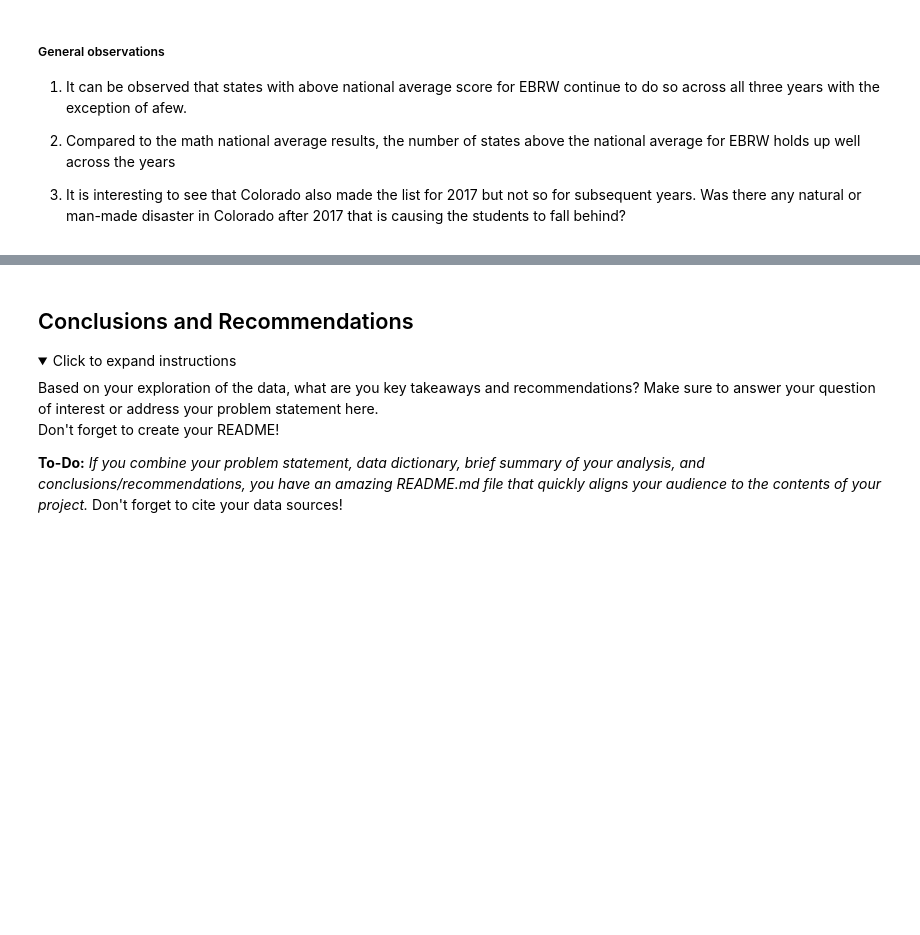
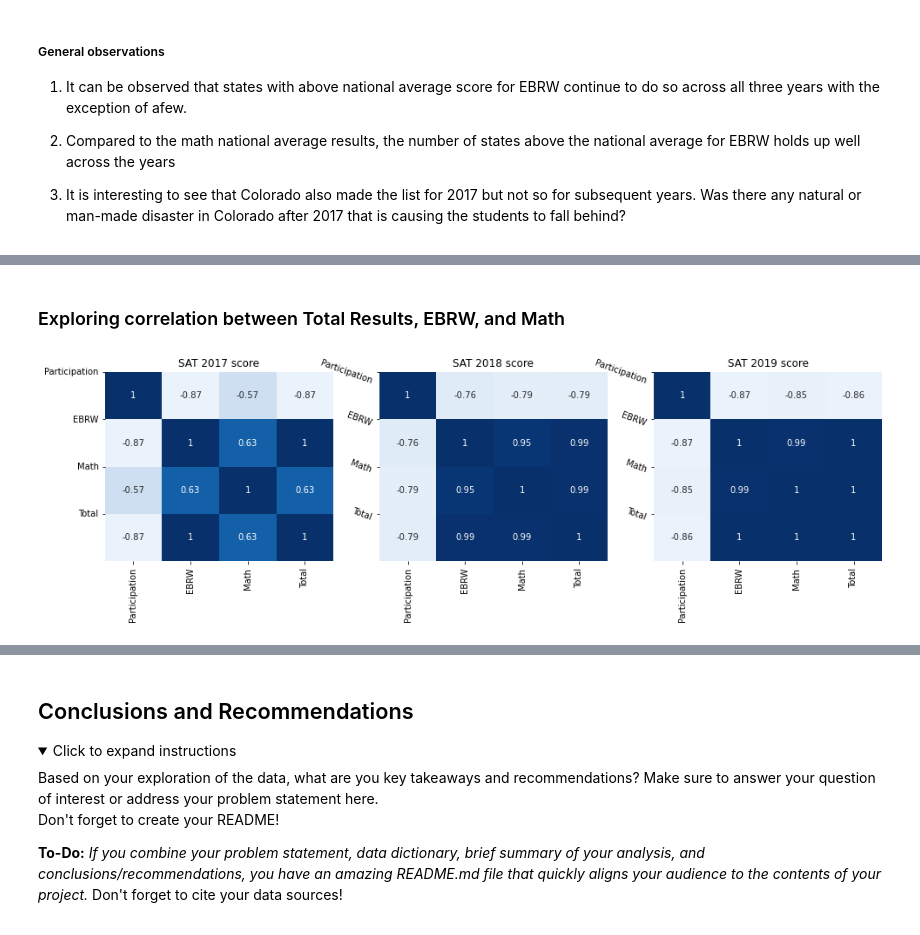
Before and after one commit to JoelTanSG/GA-DSIF4-Data-Science-Immersive-Projects, a Jupyter notebook: starter-code.ipynb, the cells around one changed output, grey strips where cells are left out. Cells and saved outputs as stored; diff of their text form; code cells hidden in the pictures; folded sections open; blank space fills up the shorter version.

Commit message:
onto visualisation

```diff
--- a/starter-code.ipynb
+++ b/starter-code.ipynb
@@ -960,0 +959,32 @@ Here are some prompts to get you started with visualizations. Feel free to add a
+# %% [markdown]
+### Exploring correlation between Total Results, EBRW, and Math
+# %%
+# set xticks and yticks
+xtick= ['Participation','EBRW','Math','Total']
+ytick= ['Participation','EBRW','Math','Total']
+
+#set figure size
+plt.figure(figsize=(16,4))
+
+#heatmap for 2017 dataset
+heat_map_17 = plt.subplot(1,3,1)
+heat_map_17.set_title('SAT 2017 score')
+heat_map_17 = sns.heatmap(df_sat17.corr(),annot=True, vmin = -1,vmax = 1, cmap='Blues',cbar=False)
+plt.yticks(np.arange(4)+0.5,labels=ytick,rotation =0)
+plt.xticks(np.arange(4)+0.5,labels=xtick);
+
+#heatmap for 2018 dataset
+heat_map_18 = plt.subplot(1,3,2, sharey= heat_map_17)
+heat_map_18.set_title('SAT 2018 score')
+heat_map_18 = sns.heatmap(df_sat18.corr(),annot=True, vmin = -1,vmax = 1, cmap='Blues',cbar=False)
+plt.yticks(np.arange(4)+0.5,labels=ytick,rotation =-20)
+plt.xticks(np.arange(4)+0.5,labels=xtick);
+
+#heatmap for 2019 dataset
+heat_map_19 = plt.subplot(1,3,3, sharey= heat_map_18)
+heat_map_19.set_title('SAT 2019 score')
+heat_map_19 = sns.heatmap(df_sat19.corr(),annot=True, vmin = -1,vmax = 1, cmap='Blues',cbar=False)
+plt.yticks(np.arange(4),labels=ytick,rotation=-20)
+plt.xticks(np.arange(4)+0.5,labels=xtick);
+# %% [output]
+[figure, added]
```
Also changed, not shown: parts of 5 cells of this notebook.
